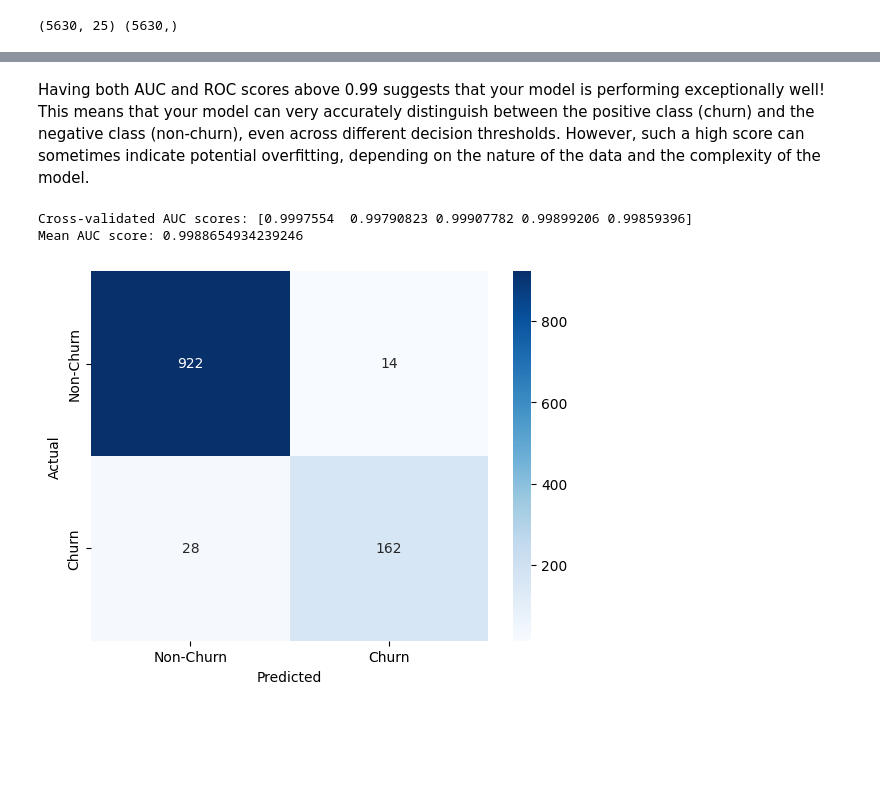
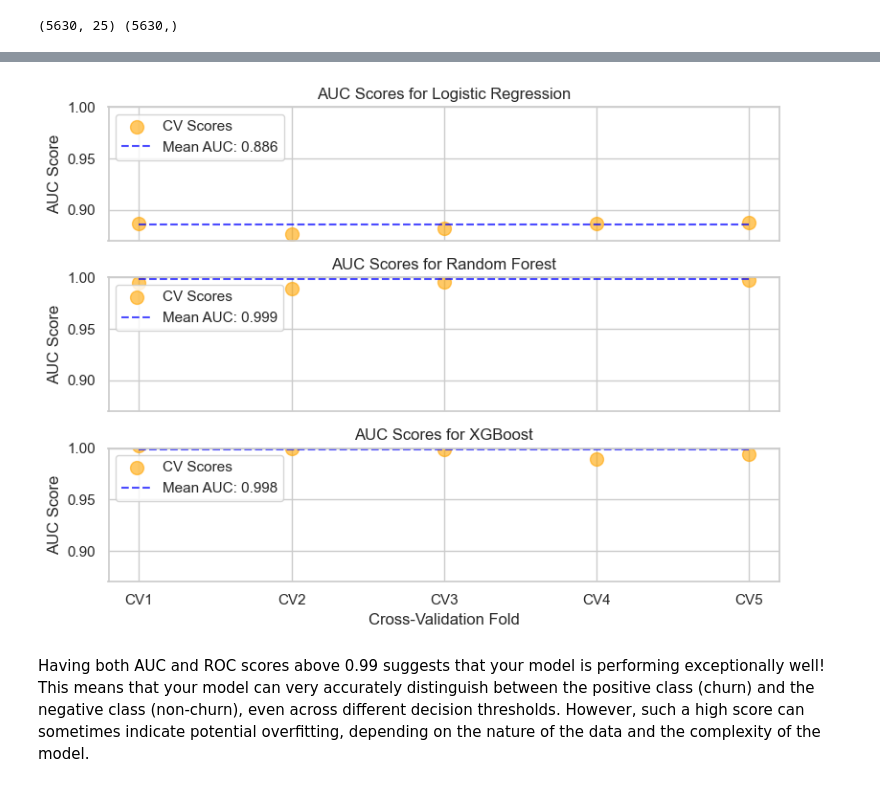
Before and after one commit to aktrikx/mp_cp_ak, a Jupyter notebook: churn_prediction.ipynb, the cells around one changed output, grey strips where cells are left out. Cells and saved outputs as stored; diff of their text form; code cells hidden in the pictures; blank space fills up the shorter version.

```diff
--- a/churn_prediction.ipynb
+++ b/churn_prediction.ipynb
@@ -379,15 +429,0 @@ X_train, X_test, y_train, y_test = train_test_split(X, y, test_size=0.2, random_
-# %%
-# Training Logistic regression model
-
-# Initialize the model
-model = RandomForestClassifier()
-
-# Train the model
-model.fit(X_train, y_train)
-
-# Make predictions
-y_pred = model.predict(X_test)
-
-# Evaluate the model
-print("Accuracy:", accuracy_score(y_test, y_pred))
-print("Classification Report:\n", classification_report(y_test, y_pred))
@@ -496,23 +614,39 @@ AUC: 0.9934772829509672
+# %%
+import matplotlib.pyplot as plt
+import seaborn as sns
+import numpy as np
+
+# Set the plot style
+sns.set(style='whitegrid')
+
+# Prepare data for the subplots
+models = cv_results_df["Model"].values
+mean_auc = cv_results_df["Mean AUC Score"].values
+cv_scores = np.array([row[2] for row in cv_results_df.itertuples()])  # Accessing Cross-Validated AUC Scores
+
+# Create a grid of subplots
+n_models = len(models)
+x_folds = np.arange(1, 6)  # Folds CV1 to CV5
+jitter = np.random.normal(0, 0.005, (n_models, 5))  # Generate jitter for all models at once
+
+# Create subplots
+fig, axes = plt.subplots(n_models, 1, figsize=(8, 6), sharex=True)
+
+# Plotting each model in a loop
+for i, ax in enumerate(axes):
+    ax.scatter(x_folds, cv_scores[i] + jitter[i], color='orange', alpha=0.6, s=100, label='CV Scores')
+    ax.hlines(mean_auc[i], xmin=1, xmax=5, linestyle='--', color='blue', alpha=0.7, label=f'Mean AUC: {mean_auc[i]:.3f}')
+
+    ax.set(title=f'AUC Scores for {models[i]}', ylabel='AUC Score', ylim=(0.87, 1))
+    ax.legend(loc='upper left')
+    ax.grid(True)
+
+# Common x-axis label
+plt.xlabel('Cross-Validation Fold')
+plt.xticks(x_folds, [f'CV{i}' for i in x_folds])
+plt.tight_layout()
+plt.show()
+# %% [output]
+[figure, added]
 # %% [markdown]
 Having both AUC and ROC scores above 0.99 suggests that your model is performing exceptionally well! This means that your model can very accurately distinguish between the positive class (churn) and the negative class (non-churn), even across different decision thresholds. However, such a high score can sometimes indicate potential overfitting, depending on the nature of the data and the complexity of the model.
-# %%
-from sklearn.model_selection import cross_val_score
-cv_scores = cross_val_score(model, X, y, cv=5, scoring='roc_auc')
-print(f"Cross-validated AUC scores: {cv_scores}")
-print(f"Mean AUC score: {cv_scores.mean()}")
-# %% [output]
-Cross-validated AUC scores: [0.9997554  0.99790823 0.99907782 0.99899206 0.99859396]
-Mean AUC score: 0.9988654934239246
-# %%
-# Performace over Test data
-from sklearn.metrics import confusion_matrix
-import seaborn as sns
-import matplotlib.pyplot as plt
-
-cm = confusion_matrix(y_test, y_pred)
-sns.heatmap(cm, annot=True, fmt="d", cmap="Blues", xticklabels=['Non-Churn', 'Churn'], yticklabels=['Non-Churn', 'Churn'])
-plt.ylabel('Actual')
-plt.xlabel('Predicted')
-plt.show()
-# %% [output]
-[figure, removed]
```
Also changed, not shown: parts of 36 cells of this notebook, 1 other file.
